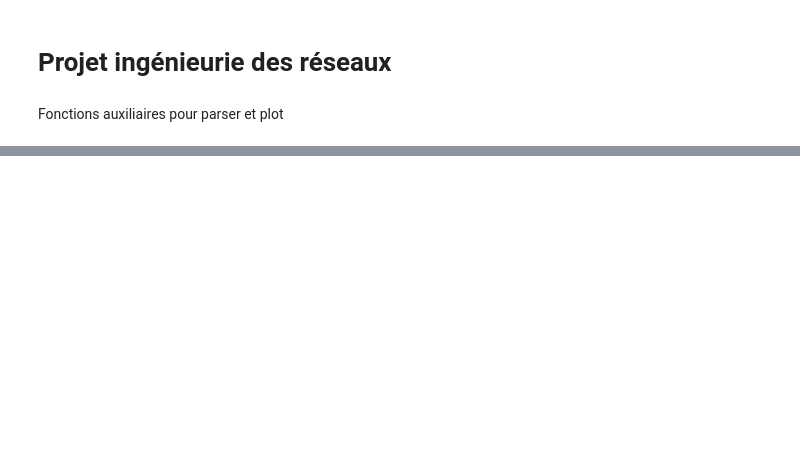
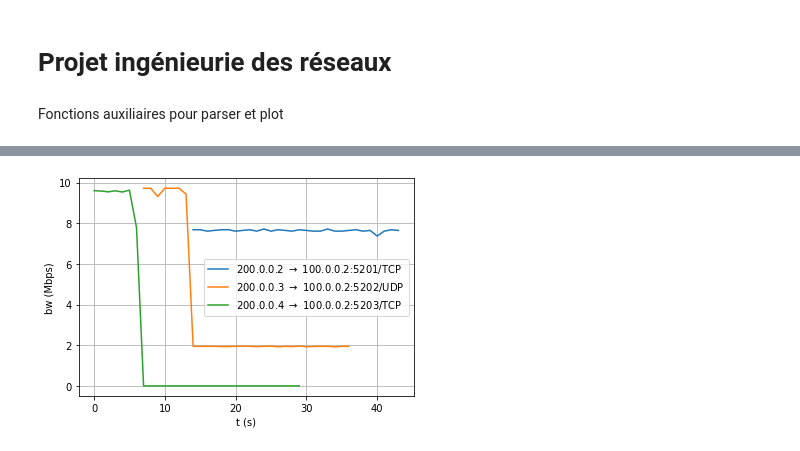
Before and after one commit to NextFire-N7/projet-inge-reseaux, a Jupyter notebook: notebook.ipynb, the cells around one changed output, grey strips where cells are left out. Saved outputs shown, nothing was run; the diff lists cells and outputs as text; code cells hidden in the pictures; blank space fills up the shorter version.

```diff
--- a/notebook.ipynb
+++ b/notebook.ipynb
@@ -75,0 +99,5 @@ plot(df)
+# %%
+df = get_df('./data/qos/diffserv2/a.json', './data/qos/diffserv2/b.json', './data/qos/diffserv2/c.json')
+plot(df)
+# %% [output]
+[figure, added]
```
Also changed, not shown: parts of 11 cells of this notebook, 9 other files.
